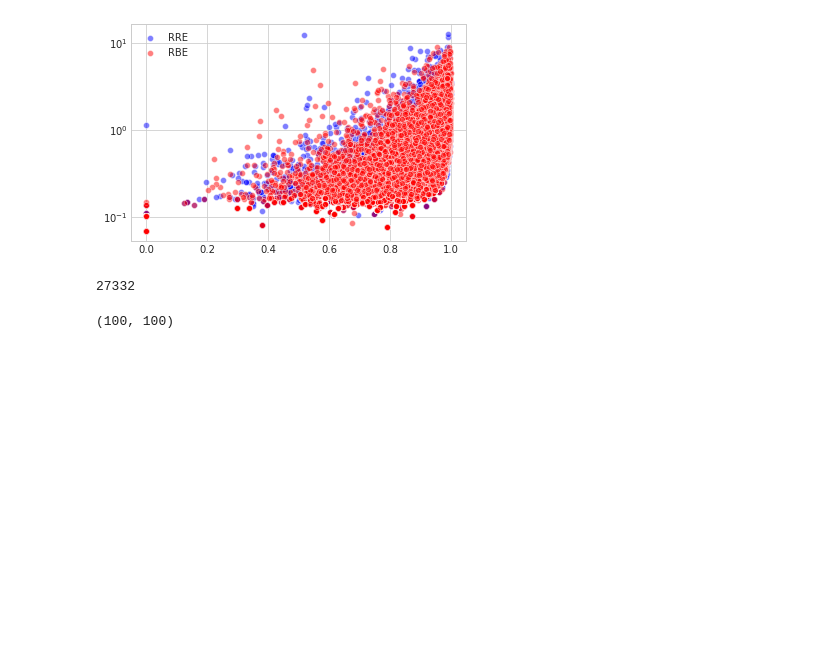
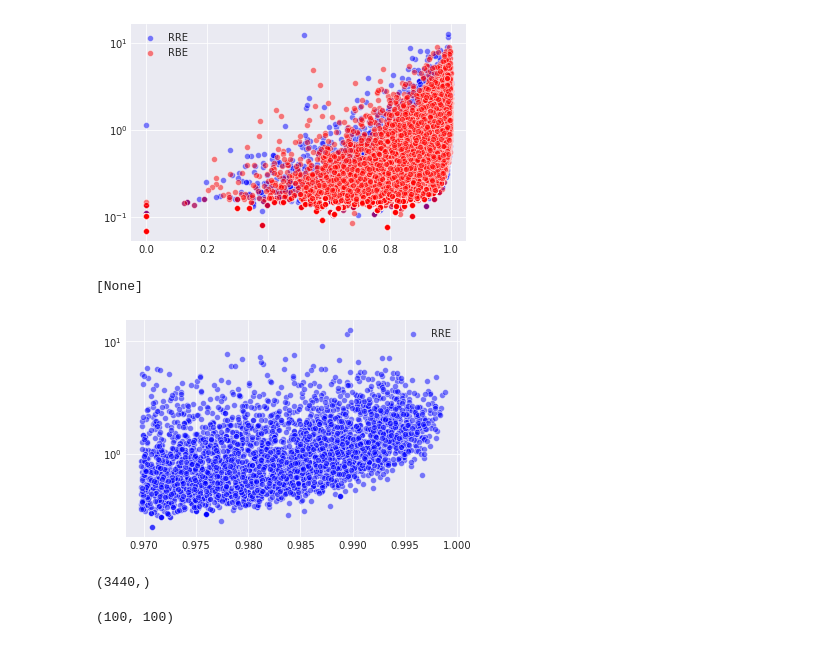
Before and after one commit to souvikita/Statistical-analysis-of-spicules, a Jupyter notebook: Notebooks/Proper_length_stats.ipynb, the cells around one changed output. Saved outputs shown, nothing was run; the diff lists cells and outputs as text; code cells hidden in the pictures; blank space fills up the shorter version.

```diff
--- a/Notebooks/Proper_length_stats.ipynb
+++ b/Notebooks/Proper_length_stats.ipynb
@@ -426,10 +426,16 @@ ax.set(yscale='log')
 # %% [output]
 [None]
 [figure]
-# %%
-final_max_length_rre.size
-# %% [output]
-27332
+# %%
+ax=sns.scatterplot(x=(final_eccen_rre[np.where(final_eccen_rre >= np.percentile(final_max_length_rre,90))]),y=(final_max_length_rre[np.where(final_eccen_rre >= np.percentile(final_max_length_rre,90))]),alpha=0.5,color='blue',label='RRE')
+ax.set(yscale='log')
+# %% [output]
+[None]
+[figure, added]
+# %%
+final_eccen_rre[np.where(final_eccen_rre >= np.percentile(final_max_length_rre,90))].shape
+# %% [output]
+(3440,)
 # %%
 import scipy
 X, Y = np.mgrid[final_area_rre.min():final_area_rre.max():100j, final_max_length_rre.min():final_max_length_rre.max():100j]
```
Also changed, not shown: parts of 8 cells of this notebook.
